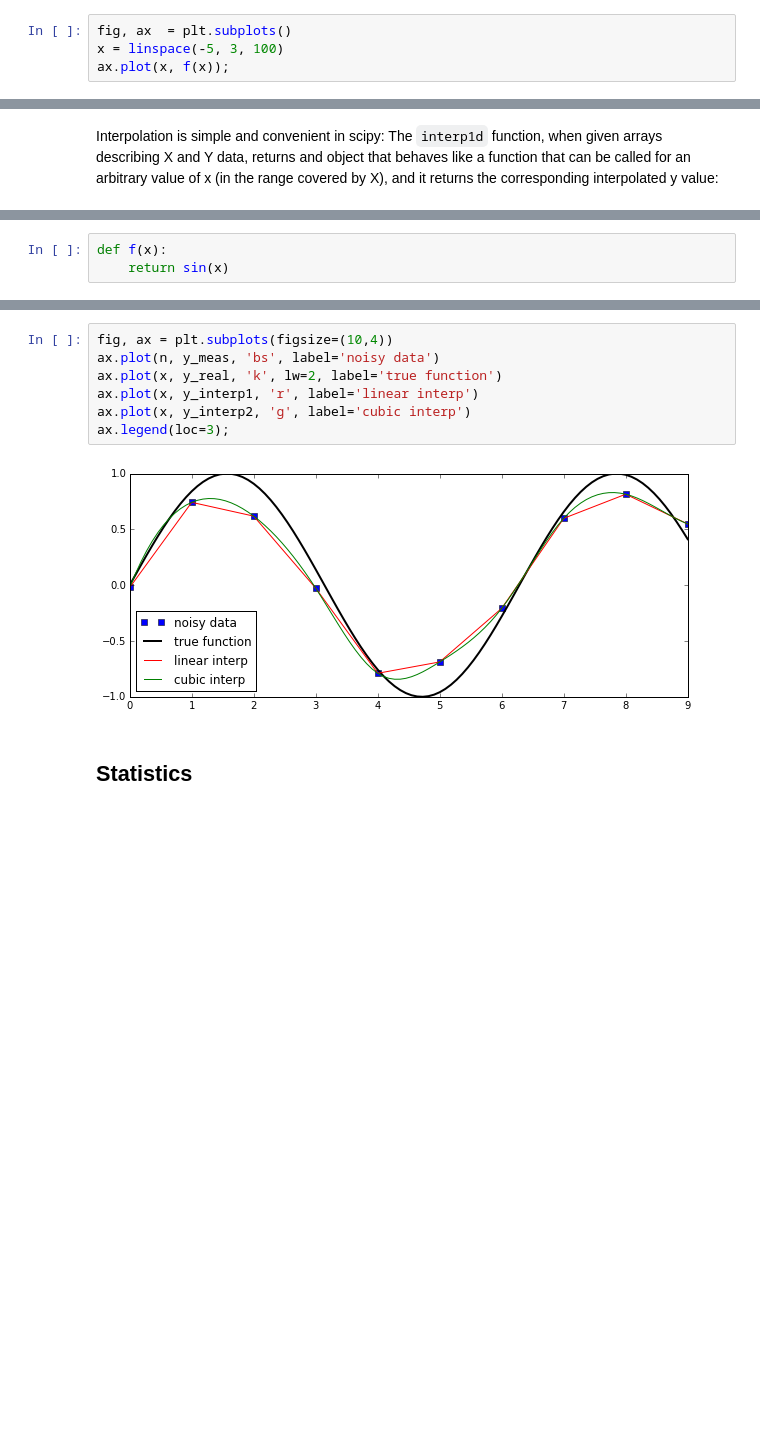
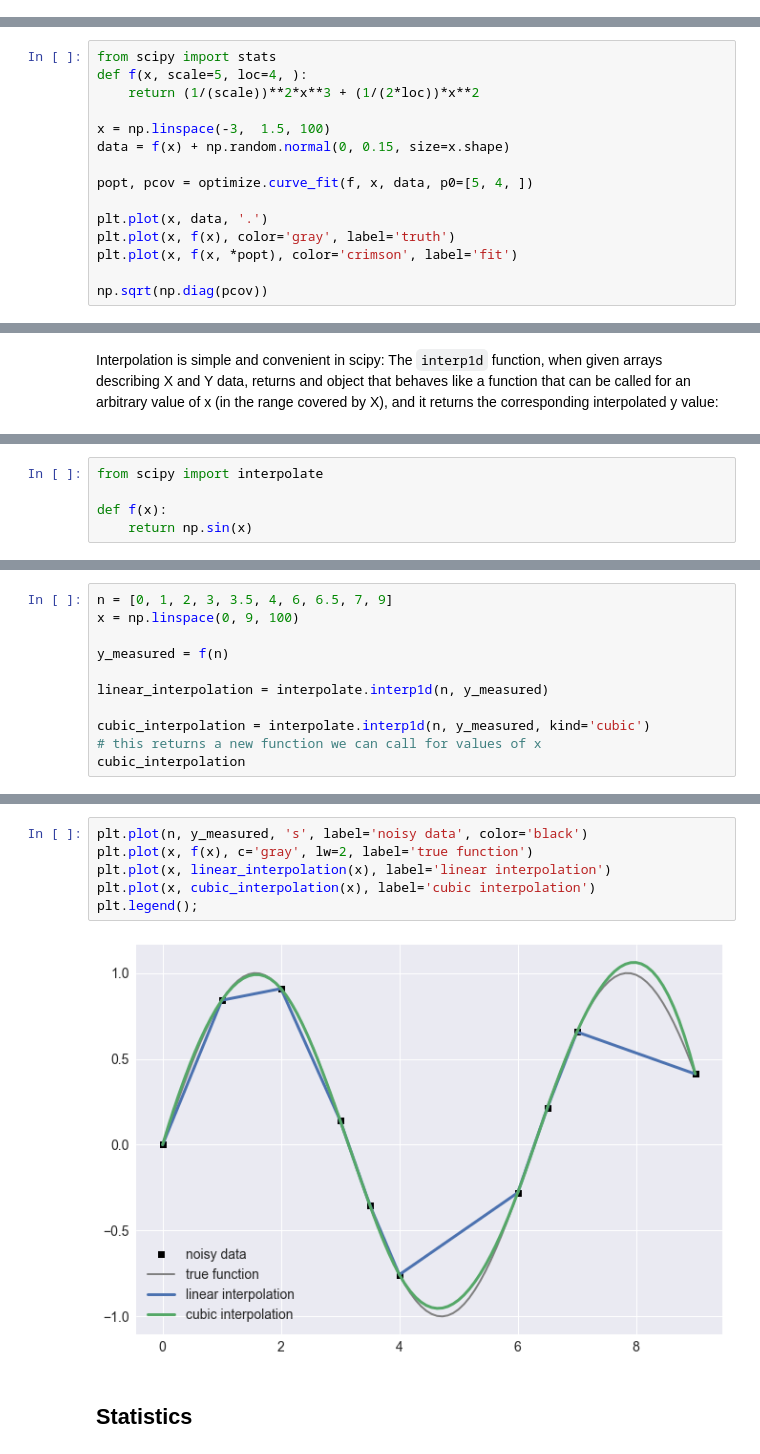
Before and after one commit to Asterics2020-Obelics/School2018, a Jupyter notebook: scipy/scipy_general.ipynb, the cells around one changed output, grey strips where cells are left out. Drawn from its saved outputs; the diff is of its cells as text; blank space fills up the shorter version.

```diff
--- a/scipy/scipy_general.ipynb
+++ b/scipy/scipy_general.ipynb
@@ -718,4 +896,0 @@ def f(x):
-# %%
-fig, ax  = plt.subplots()
-x = linspace(-5, 3, 100)
-ax.plot(x, f(x));
@@ -786,0 +1043,15 @@ array([ 1.18990285])
+# %%
+from scipy import stats
+def f(x, scale=5, loc=4, ):
+    return (1/(scale))**2*x**3 + (1/(2*loc))*x**2
+
+x = np.linspace(-3,  1.5, 100)
+data = f(x) + np.random.normal(0, 0.15, size=x.shape)
+
+popt, pcov = optimize.curve_fit(f, x, data, p0=[5, 4, ])
+
+plt.plot(x, data, '.')
+plt.plot(x, f(x), color='gray', label='truth')
+plt.plot(x, f(x, *popt), color='crimson', label='fit')
+
+np.sqrt(np.diag(pcov))
@@ -793,3 +1065,5 @@ from scipy.interpolate import *
 # %%
+from scipy import interpolate
+
 def f(x):
-    return sin(x)
+    return np.sin(x)
@@ -807,0 +1070,11 @@ y_interp2 = cubic_interpolation(x)
+# %%
+n = [0, 1, 2, 3, 3.5, 4, 6, 6.5, 7, 9]
+x = np.linspace(0, 9, 100)
+
+y_measured = f(n)
+
+linear_interpolation = interpolate.interp1d(n, y_measured)
+
+cubic_interpolation = interpolate.interp1d(n, y_measured, kind='cubic')
+# this returns a new function we can call for values of x
+cubic_interpolation
@@ -808,12 +1083,11 @@ y_interp2 = cubic_interpolation(x)
 # %%
-fig, ax = plt.subplots(figsize=(10,4))
-ax.plot(n, y_meas, 'bs', label='noisy data')
-ax.plot(x, y_real, 'k', lw=2, label='true function')
-ax.plot(x, y_interp1, 'r', label='linear interp')
-ax.plot(x, y_interp2, 'g', label='cubic interp')
-ax.legend(loc=3);
+plt.plot(n, y_measured, 's', label='noisy data', color='black')
+plt.plot(x, f(x), c='gray', lw=2, label='true function')
+plt.plot(x, linear_interpolation(x), label='linear interpolation')
+plt.plot(x, cubic_interpolation(x), label='cubic interpolation')
+plt.legend();
 # %% [output]
-[figure, old version]
+[figure, new version]
 # %% [markdown]
 ## Statistics
 # %% [markdown]
```
Also changed, not shown: parts of 186 cells of this notebook, 3 other files.
